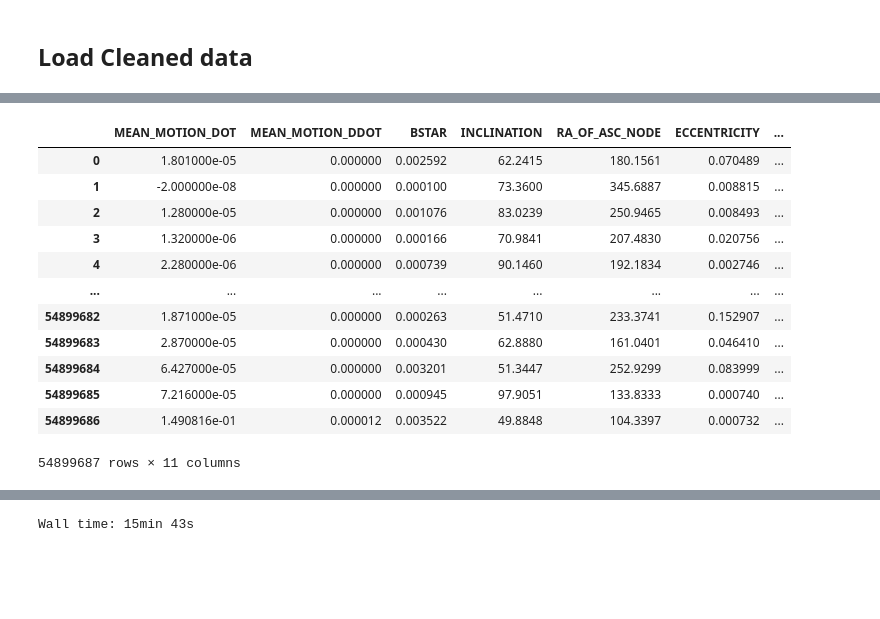
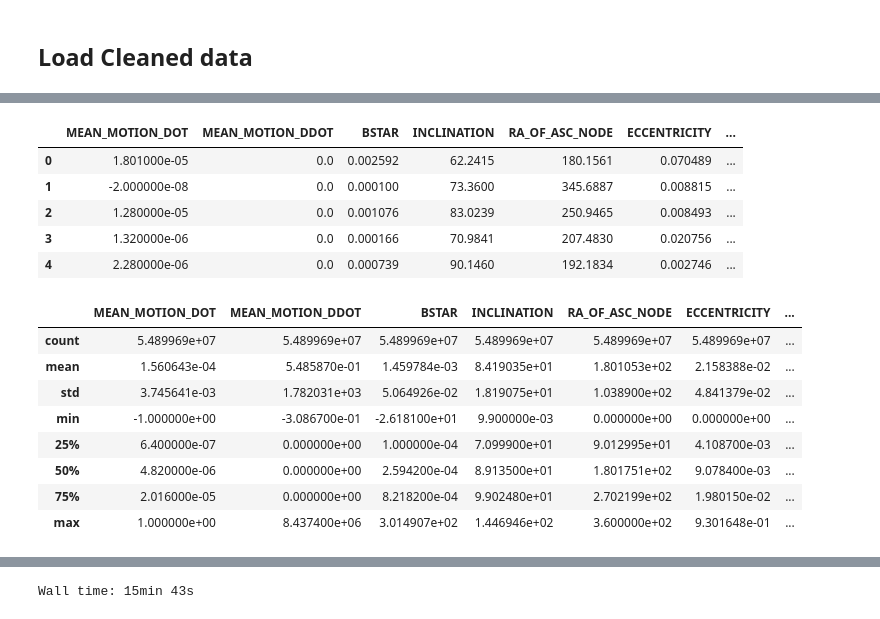
Before and after one commit to cm-tle-pred/tle-prediction, a Jupyter notebook: models/model_0/playground.ipynb, the cells around one changed output, grey strips where cells are left out. Saved outputs shown, nothing was run; the diff lists cells and outputs as text; code cells hidden in the pictures; blank space fills up the shorter version.

```diff
--- a/models/model_0/playground.ipynb
+++ b/models/model_0/playground.ipynb
@@ -44,6 +44,8 @@ import pandas as pd
 import os
 
 files = ['train']
+model_cols = ['MEAN_MOTION_DOT', 'MEAN_MOTION_DDOT', 'BSTAR', 'INCLINATION', 'RA_OF_ASC_NODE',
+              'ECCENTRICITY', 'ARG_OF_PERICENTER', 'MEAN_ANOMALY', 'MEAN_MOTION', 'epoch_jd', 'epoch_fr']
 
 %time df = pd.read_pickle(os.environ['GP_HIST_PATH'] + '/cleaned/train_clean.pkl')  # Takes about 20s
 # %% [output]
@@ -51,16 +53,21 @@ Wall time: 1.24 s
 # %%
-df
+df[model_cols].head()
 # %% [output]
 |  | MEAN_MOTION_DOT | MEAN_MOTION_DDOT | BSTAR | INCLINATION | RA_OF_ASC_NODE | ECCENTRICITY | ... |
-| 0 | 1.801000e-05 | 0.000000 | 0.002592 | 62.2415 | 180.1561 | 0.070489 | ... |
-| 1 | -2.000000e-08 | 0.000000 | 0.000100 | 73.3600 | 345.6887 | 0.008815 | ... |
-| 2 | 1.280000e-05 | 0.000000 | 0.001076 | 83.0239 | 250.9465 | 0.008493 | ... |
-| 3 | 1.320000e-06 | 0.000000 | 0.000166 | 70.9841 | 207.4830 | 0.020756 | ... |
-| 4 | 2.280000e-06 | 0.000000 | 0.000739 | 90.1460 | 192.1834 | 0.002746 | ... |
-| ... | ... | ... | ... | ... | ... | ... | ... |
-| 54899682 | 1.871000e-05 | 0.000000 | 0.000263 | 51.4710 | 233.3741 | 0.152907 | ... |
-| 54899683 | 2.870000e-05 | 0.000000 | 0.000430 | 62.8880 | 161.0401 | 0.046410 | ... |
-| 54899684 | 6.427000e-05 | 0.000000 | 0.003201 | 51.3447 | 252.9299 | 0.083999 | ... |
-| 54899685 | 7.216000e-05 | 0.000000 | 0.000945 | 97.9051 | 133.8333 | 0.000740 | ... |
-| 54899686 | 1.490816e-01 | 0.000012 | 0.003522 | 49.8848 | 104.3397 | 0.000732 | ... |
+| 0 | 1.801000e-05 | 0.0 | 0.002592 | 62.2415 | 180.1561 | 0.070489 | ... |
+| 1 | -2.000000e-08 | 0.0 | 0.000100 | 73.3600 | 345.6887 | 0.008815 | ... |
+| 2 | 1.280000e-05 | 0.0 | 0.001076 | 83.0239 | 250.9465 | 0.008493 | ... |
+| 3 | 1.320000e-06 | 0.0 | 0.000166 | 70.9841 | 207.4830 | 0.020756 | ... |
+| 4 | 2.280000e-06 | 0.0 | 0.000739 | 90.1460 | 192.1834 | 0.002746 | ... |
-54899687 rows × 11 columns
+# %%
+df[model_cols].describe()
+# %% [output]
+|  | MEAN_MOTION_DOT | MEAN_MOTION_DDOT | BSTAR | INCLINATION | RA_OF_ASC_NODE | ECCENTRICITY | ... |
+| count | 5.489969e+07 | 5.489969e+07 | 5.489969e+07 | 5.489969e+07 | 5.489969e+07 | 5.489969e+07 | ... |
+| mean | 1.560643e-04 | 5.485870e-01 | 1.459784e-03 | 8.419035e+01 | 1.801053e+02 | 2.158388e-02 | ... |
+| std | 3.745641e-03 | 1.782031e+03 | 5.064926e-02 | 1.819075e+01 | 1.038900e+02 | 4.841379e-02 | ... |
+| min | -1.000000e+00 | -3.086700e-01 | -2.618100e+01 | 9.900000e-03 | 0.000000e+00 | 0.000000e+00 | ... |
+| 25% | 6.400000e-07 | 0.000000e+00 | 1.000000e-04 | 7.099900e+01 | 9.012995e+01 | 4.108700e-03 | ... |
+| 50% | 4.820000e-06 | 0.000000e+00 | 2.594200e-04 | 8.913500e+01 | 1.801751e+02 | 9.078400e-03 | ... |
+| 75% | 2.016000e-05 | 0.000000e+00 | 8.218200e-04 | 9.902480e+01 | 2.702199e+02 | 1.980150e-02 | ... |
+| max | 1.000000e+00 | 8.437400e+06 | 3.014907e+02 | 1.446946e+02 | 3.600000e+02 | 9.301648e-01 | ... |
```
Also changed, not shown: parts of 4 cells of this notebook.
